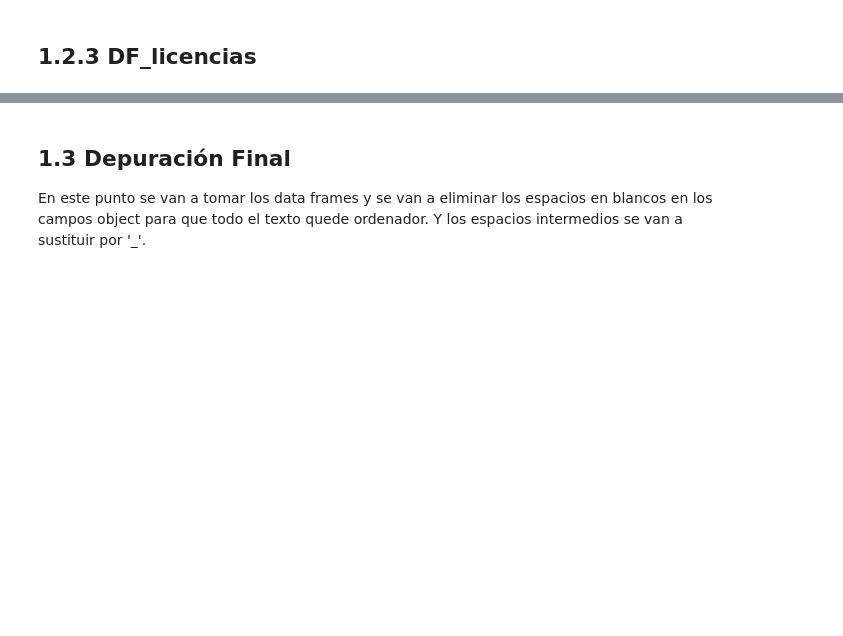
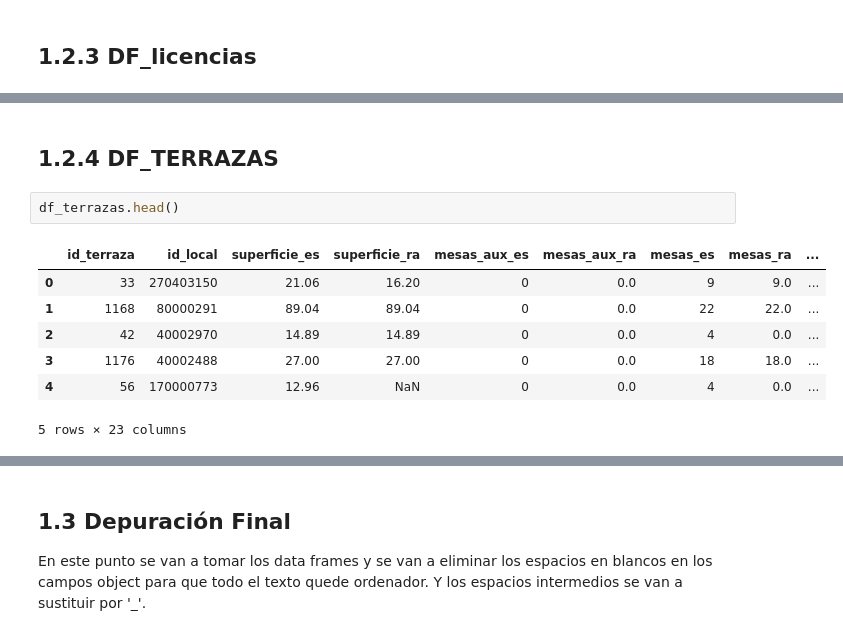
Before and after one commit to DylanGuerraR/NoSQL_Pl_master, a Jupyter notebook: Part1_DataAnalytic_NoSQL.ipynb, the cells around one changed output, grey strips where cells are left out. Saved outputs shown, nothing was run; the diff lists cells and outputs as text; blank space fills up the shorter version.

```diff
--- a/Part1_DataAnalytic_NoSQL.ipynb
+++ b/Part1_DataAnalytic_NoSQL.ipynb
@@ -361,0 +420,12 @@ dtype: int64
+# %% [markdown]
+## 1.2.4 DF_TERRAZAS
+# %%
+df_terrazas.head()
+# %% [output]
+|  | id_terraza | id_local | superficie_es | superficie_ra | mesas_aux_es | mesas_aux_ra | mesas_es | mesas_ra | ... |
+| 0 | 33 | 270403150 | 21.06 | 16.20 | 0 | 0.0 | 9 | 9.0 | ... |
+| 1 | 1168 | 80000291 | 89.04 | 89.04 | 0 | 0.0 | 22 | 22.0 | ... |
+| 2 | 42 | 40002970 | 14.89 | 14.89 | 0 | 0.0 | 4 | 0.0 | ... |
+| 3 | 1176 | 40002488 | 27.00 | 27.00 | 0 | 0.0 | 18 | 18.0 | ... |
+| 4 | 56 | 170000773 | 12.96 | NaN | 0 | 0.0 | 4 | 0.0 | ... |
+5 rows × 23 columns
```
Also changed, not shown: parts of 16 cells of this notebook.
